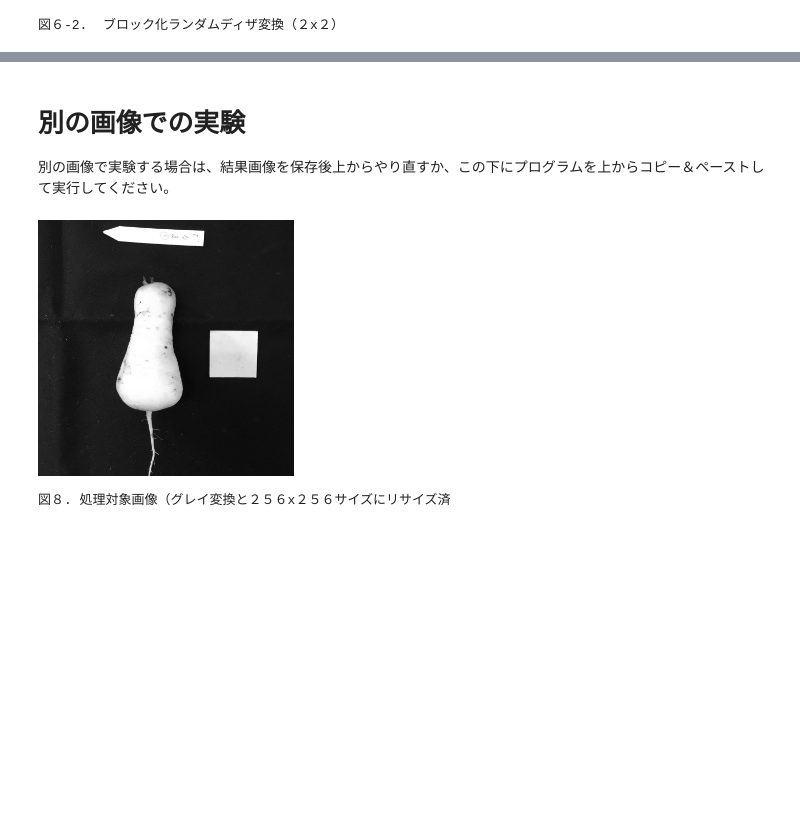
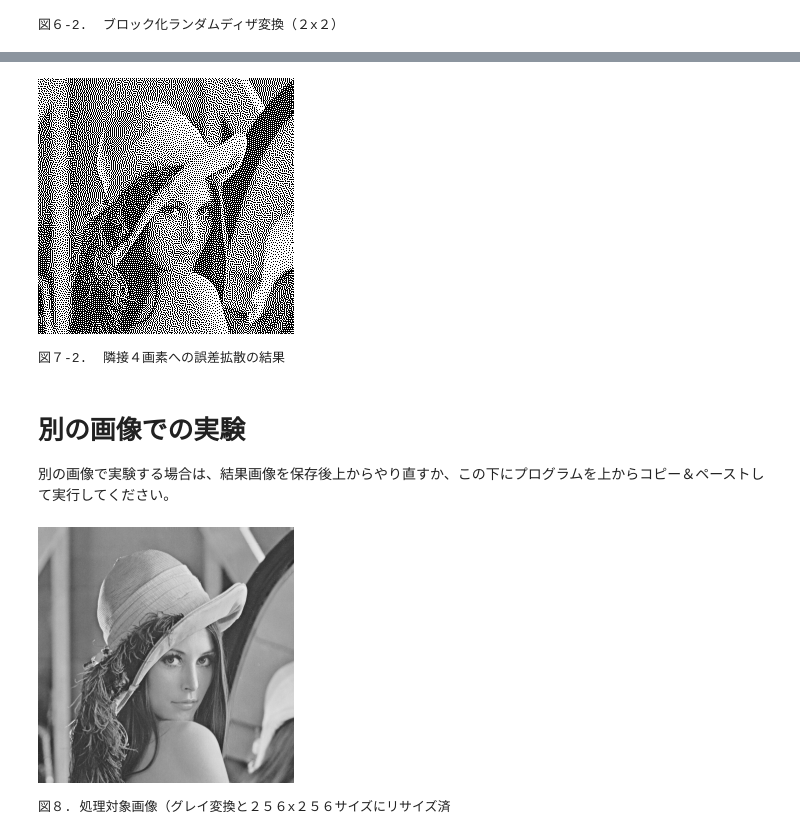
Before and after one commit to aquapathos/openCVLesson, a Jupyter notebook: IP/dither.ipynb, the cells around one changed output, grey strips where cells are left out. Drawn from its saved outputs; the diff is of its cells as text; code cells hidden in the pictures; blank space fills up the shorter version.

```diff
--- a/IP/dither.ipynb
+++ b/IP/dither.ipynb
@@ -231,9 +235,41 @@ print("図７.  誤差拡散法の結果")
+# %%
+gray = img.copy().astype(np.float32)
+
+thresh = 128 # 閾値
+err = 0 # 誤差
+
+for i in range(256):
+	for j in range(256):
+            if gray[i][j]< thresh:
+                err = gray[i][j] # 誤差を計算
+                gray[i][j] = 0
+            else:
+                err = gray[i][j] - 255 # 誤差を計算
+                gray[i][j] = 255
+
+            if i < 255 :
+                if  j < 255:
+                    gray[i][j+1] += (5.0/16)*err        #  右
+                    gray[i+1][j -1] += (3.0/16)*err   #  左下
+                    gray[i+1][j] += (5.0/16)*err        #  下
+                    gray[i+1][j +1] += (3.0/16)*err  #  右下
+                else:   # 右端で一番下の行以外
+                    gray[i+1][j-1] += (5.0/8)*err    #   左下
+                    gray[i+1][j] += (5.0/8)*err        #  下
+            elif  j != 255 : # 一番下の行の場合は右奥りのみ
+                gray[i][j+1] += err
+
+cv2_imshow(gray)
+print("図７-2.  隣接４画素への誤差拡散の結果")
+# %% [output]
+[figure, added]
+図７-2.  隣接４画素への誤差拡散の結果
 # %% [markdown]
 # 別の画像での実験
 別の画像で実験する場合は、結果画像を保存後上からやり直すか、この下にプログラムを上からコピー＆ペーストして実行してください。
 # %%
 # 処理対象画像の指定
-画像入力方法 = "\u4E8B\u524D\u30A2\u30C3\u30D7\u30ED\u30FC\u30C9"  #@param ["即時アップロード","事前アップロード", "URL指定"]
+画像入力方法 = "URL\u6307\u5B9A"  #@param ["即時アップロード","事前アップロード", "URL指定"]
 url="https://bit.ly/2UV9wI2" #@param {type:"string"}
 ファイル名を入力してください="rad.png" #@param {type:"string"}
 if 画像入力方法 == "即時アップロード":
@@ -255,5 +291,5 @@ cv2_imshow(img)
 cv2.imwrite("fig8.png",gray)
 print("図８. 処理対象画像（グレイ変換と２５６x２５６サイズにリサイズ済")
 # %% [output]
-[figure, old version]
+[figure, new version]
 図８. 処理対象画像（グレイ変換と２５６x２５６サイズにリサイズ済
```
Also changed, not shown: parts of 3 cells of this notebook.
